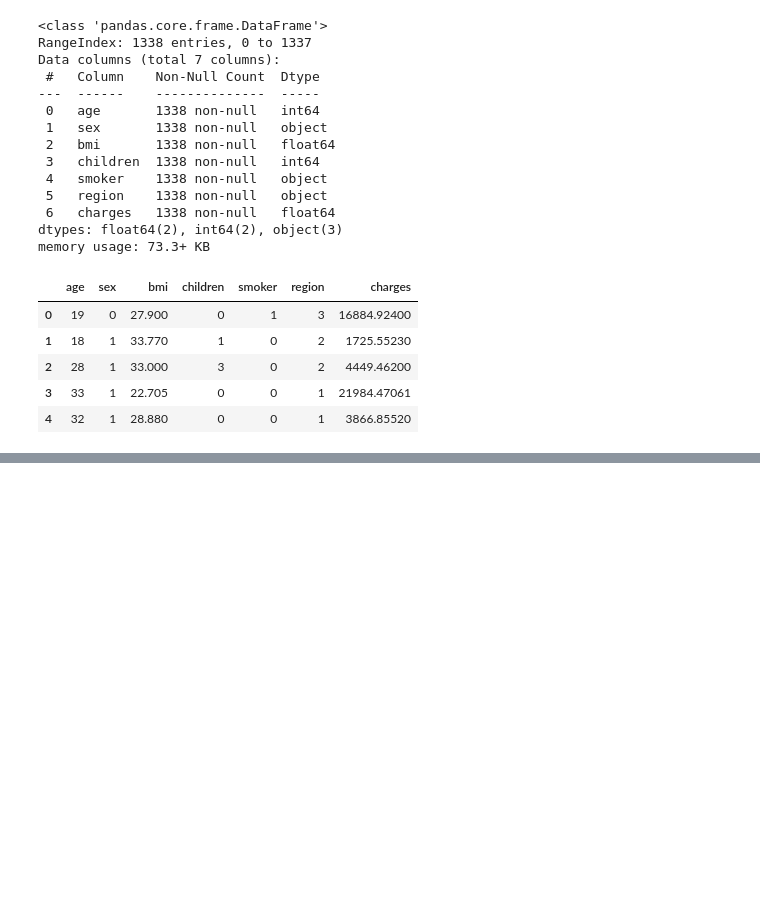
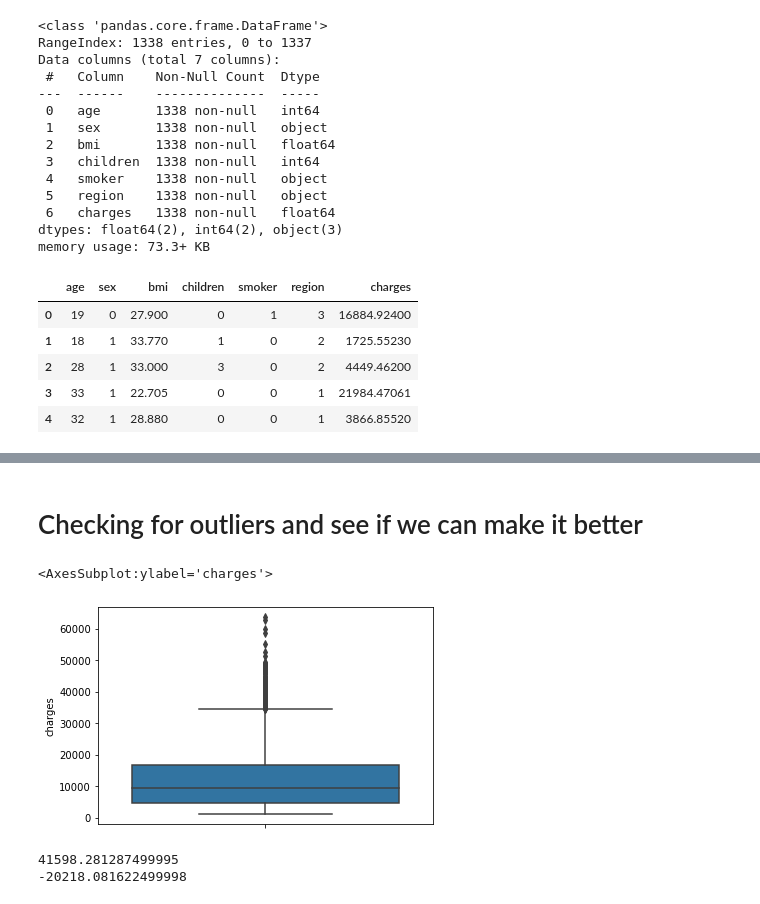
Before and after one commit to isoori/Insurancee, a Jupyter notebook: Untitled.ipynb, the cells around one changed output, grey strips where cells are left out. Saved outputs shown, nothing was run; the diff lists cells and outputs as text; code cells hidden in the pictures; blank space fills up the shorter version.

```diff
--- a/Untitled.ipynb
+++ b/Untitled.ipynb
@@ -82,0 +123,18 @@ x_train , x_test , y_train , y_test = train_test_split(features,target,test_size
+# %% [markdown]
+# Checking for outliers and see if we can make it better
+# %%
+sns.boxplot(data=dff,y='charges')
+# %% [output]
+<AxesSubplot:ylabel='charges'>
+[figure, added]
+# %%
+q1 = np.quantile(dff['charges'],0.25)
+q3 = np.quantile(dff['charges'],0.75)
+iqr = q3-1
+high = q3 + 1.5*iqr
+low = q1 - 1.5*iqr
+print(high)
+print(low)
+# %% [output]
+41598.281287499995
+-20218.081622499998
```
Also changed, not shown: parts of 9 cells of this notebook.
